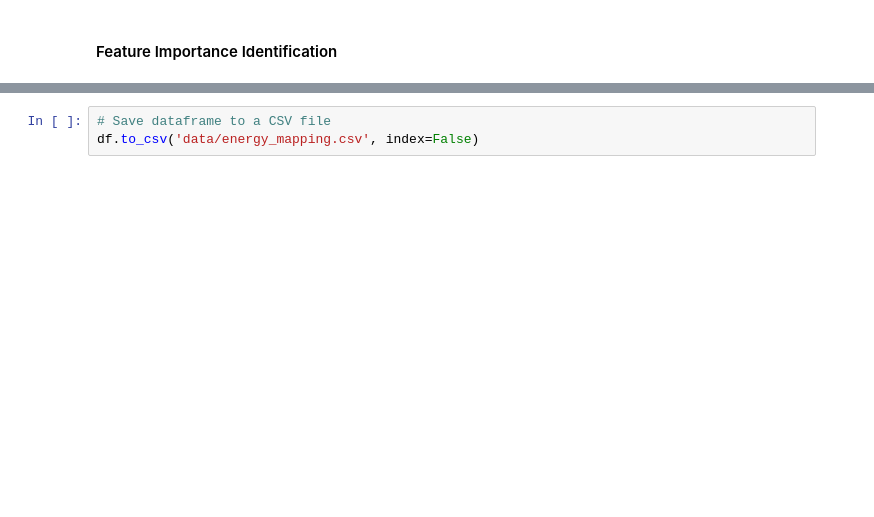
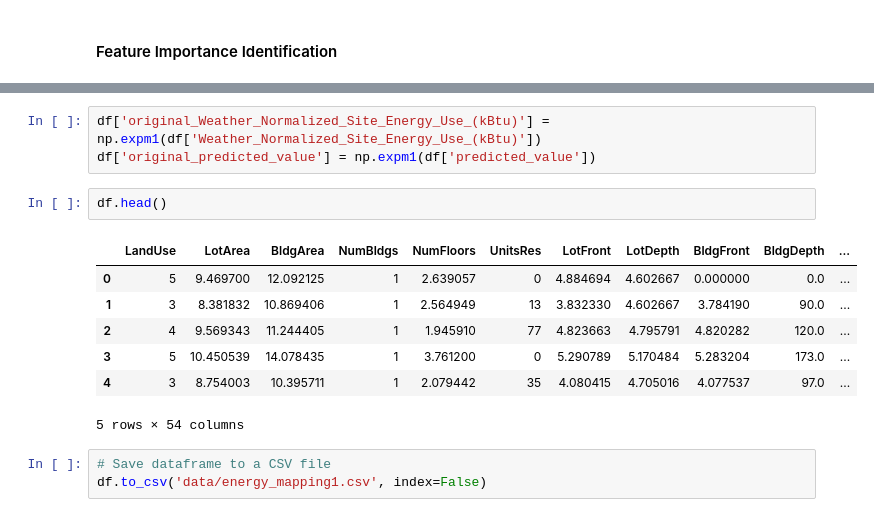
Before and after one commit to ssssssych/CASA0010_Dissertation, a Jupyter notebook: 4_Predictive_Models.ipynb, the cells around one changed output, grey strips where cells are left out. Saved outputs shown, nothing was run; the diff lists cells and outputs as text; blank space fills up the shorter version.

```diff
--- a/4_Predictive_Models.ipynb
+++ b/4_Predictive_Models.ipynb
@@ -189,3 +189,16 @@ print(df[['Weather_Normalized_Site_Energy_Use_(kBtu)', 'predicted_value', 'Resid
+# %%
+df['original_Weather_Normalized_Site_Energy_Use_(kBtu)'] = np.expm1(df['Weather_Normalized_Site_Energy_Use_(kBtu)'])
+df['original_predicted_value'] = np.expm1(df['predicted_value'])
+# %%
+df.head()
+# %% [output]
+|  | LandUse | LotArea | BldgArea | NumBldgs | NumFloors | UnitsRes | LotFront | LotDepth | BldgFront | BldgDepth | ... |
+| 0 | 5 | 9.469700 | 12.092125 | 1 | 2.639057 | 0 | 4.884694 | 4.602667 | 0.000000 | 0.0 | ... |
+| 1 | 3 | 8.381832 | 10.869406 | 1 | 2.564949 | 13 | 3.832330 | 4.602667 | 3.784190 | 90.0 | ... |
+| 2 | 4 | 9.569343 | 11.244405 | 1 | 1.945910 | 77 | 4.823663 | 4.795791 | 4.820282 | 120.0 | ... |
+| 3 | 5 | 10.450539 | 14.078435 | 1 | 3.761200 | 0 | 5.290789 | 5.170484 | 5.283204 | 173.0 | ... |
+| 4 | 3 | 8.754003 | 10.395711 | 1 | 2.079442 | 35 | 4.080415 | 4.705016 | 4.077537 | 97.0 | ... |
+5 rows × 54 columns
 # %%
 # Save dataframe to a CSV file
-df.to_csv('data/energy_mapping.csv', index=False)
+df.to_csv('data/energy_mapping1.csv', index=False)
```
Also changed, not shown: parts of 4 cells of this notebook.
